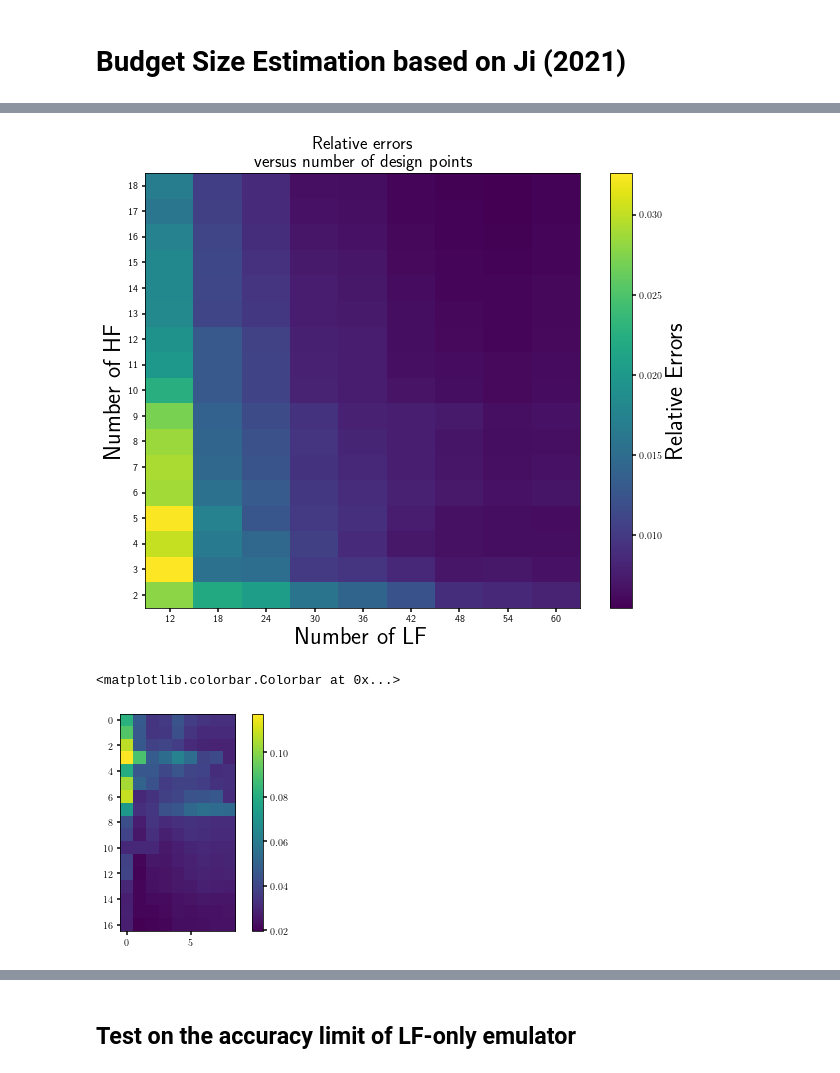
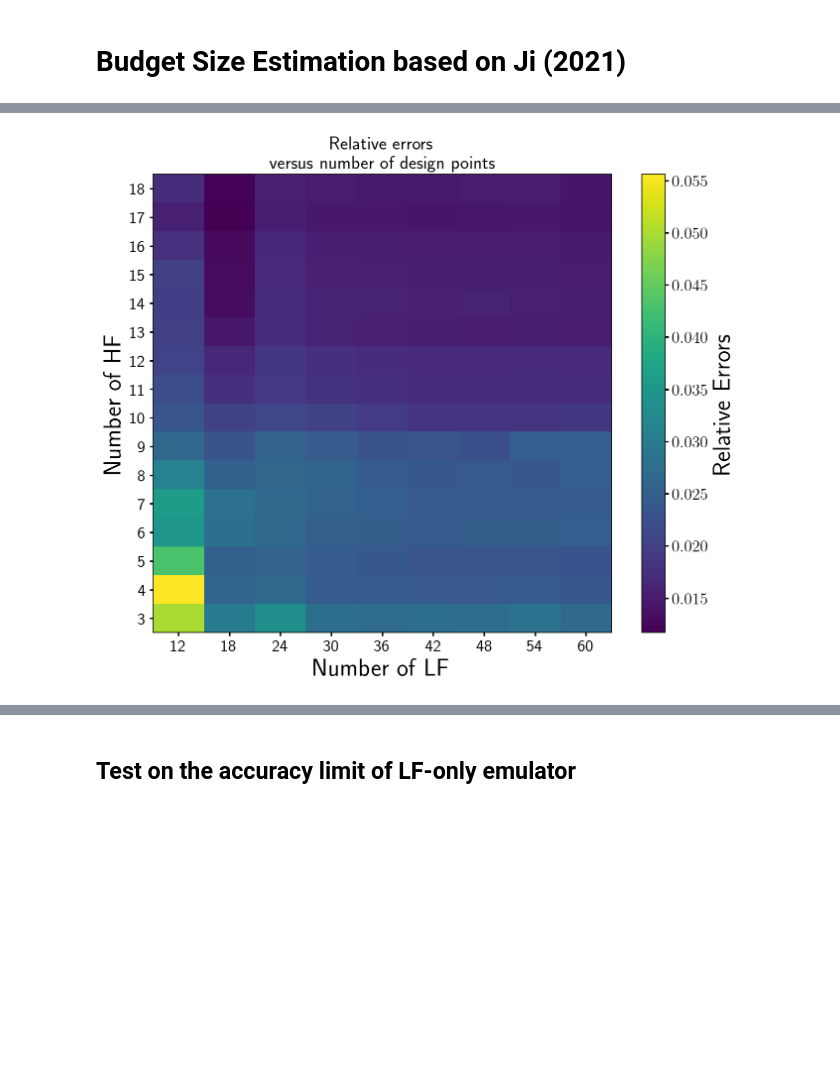
Before and after one commit to jibanCat/matter_emu_mfbox, a Jupyter notebook: notebooks/Budget Size.ipynb, the cells around one changed output, grey strips where cells are left out. Drawn from its saved outputs; the diff is of its cells as text; code cells hidden in the pictures; blank space fills up the shorter version.

Commit message:
notebook for generating txt files for budget estimation

```diff
--- a/notebooks/Budget Size.ipynb
+++ b/notebooks/Budget Size.ipynb
@@ -112,5 +43,0 @@ for i,vloader in enumerate(all_vloaders):
-# %%
-# Shape: (number of HF points, number of LF points, number of k points)
-L_H_mean_errors = all_relative_errors.mean(axis=2)
-L_H_std_errors = all_relative_errors.std(axis=2)
-L_H_max_errors = all_relative_errors.max(axis=2)
@@ -160,0 +44,6 @@ np.savetxt(
+# %%
+# Load all the emulator validation data from the folders, including ar1, nargp, dgmgp
+# including all redshifts, all num lf and num hf
+
+# NOTE: only use num_hf > 2 because num_hf = 2 the NARGP is not optimized
+bdget_loader = BudgetVloaders()
@@ -161,32 +192,29 @@ np.savetxt(
 # %%
 %matplotlib inline
 # %%
-fig, ax = plt.subplots(figsize=(10.625, 8), nrows=1, ncols=1)
+def plot_grid_errors(L_H_mean_errors: np.ndarray, LF_points: List, HF_points: List) -> None:
+    fig, ax = plt.subplots(figsize=(10.625, 8), nrows=1, ncols=1)
 
-img = ax.imshow(L_H_mean_errors, extent=[0,1,0,1], origin="lower", cmap="viridis")
+    img = ax.imshow(L_H_mean_errors, extent=[0,1,0,1], origin="lower", cmap="viridis")
 
-x_label_list = [str(n_lf) for n_lf in LF_points]
-y_label_list = [str(n_hf) for n_hf in HF_points]
+    x_label_list = [str(n_lf) for n_lf in LF_points]
+    y_label_list = [str(n_hf) for n_hf in HF_points]
 
-ax.set_xticks([(x + 0.5) / len(x_label_list) for x in range(len(x_label_list))])
-ax.set_yticks([(y + 0.5) / len(y_label_list) for y in range(len(y_label_list))])
+    ax.set_xticks([(x + 0.5) / len(x_label_list) for x in range(len(x_label_list))])
+    ax.set_yticks([(y + 0.5) / len(y_label_list) for y in range(len(y_label_list))])
 
-ax.set_xticklabels(x_label_list)
-ax.set_yticklabels(y_label_list)
+    ax.set_xticklabels(x_label_list)
+    ax.set_yticklabels(y_label_list)
 
-ax.set_title("Relative errors\nversus number of design points")
+    ax.set_title("Relative errors\nversus number of design points")
 
-ax.set_xlabel("Number of LF")
-ax.set_ylabel("Number of HF")
+    ax.set_xlabel("Number of LF")
+    ax.set_ylabel("Number of HF")
 
-fig.colorbar(img, label="Relative Errors")
+    fig.colorbar(img, label="Relative Errors")
 
-fig.savefig("/home/jibancat/Documents/Latex/mf_boxsize_paper/images/budget_imshow_errors.pdf", bbox_inches='tight', pad_inches=0.075)
+    # fig.savefig("/home/jibancat/Documents/Latex/mf_boxsize_paper/images/budget_imshow_errors.pdf", bbox_inches='tight', pad_inches=0.075)
-# %% [output]
-[figure, removed]
-# %%
-plt.imshow(L_H_max_errors)
-plt.colorbar()
-# %% [output]
-<matplotlib.colorbar.Colorbar at 0x...>
-[figure, removed]
+# %%
+plot_grid_errors(all_ar1_errors, all_lfs, all_hfs)
+# %% [output]
+[figure, added]
```
Also changed, not shown: parts of 15 cells of this notebook.
